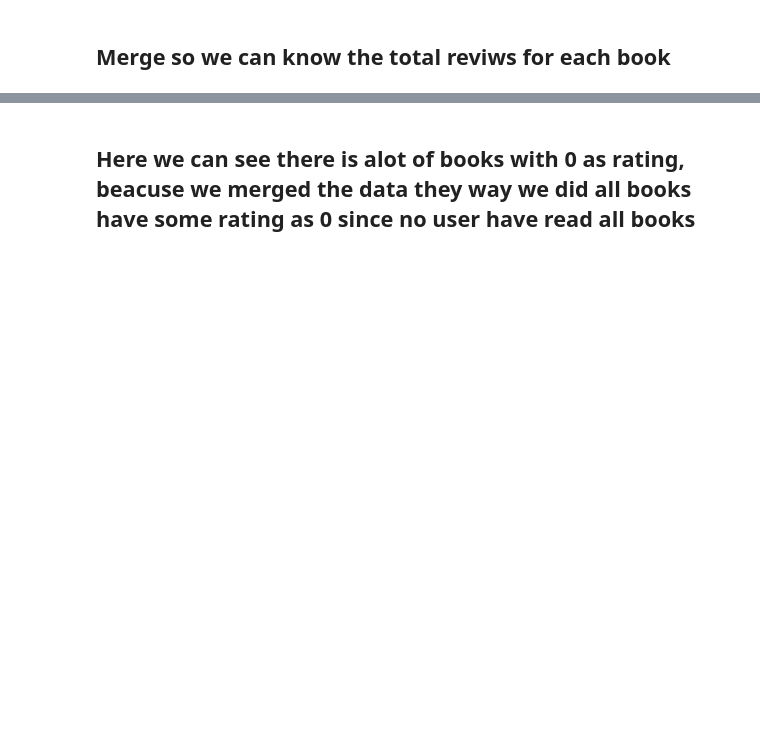
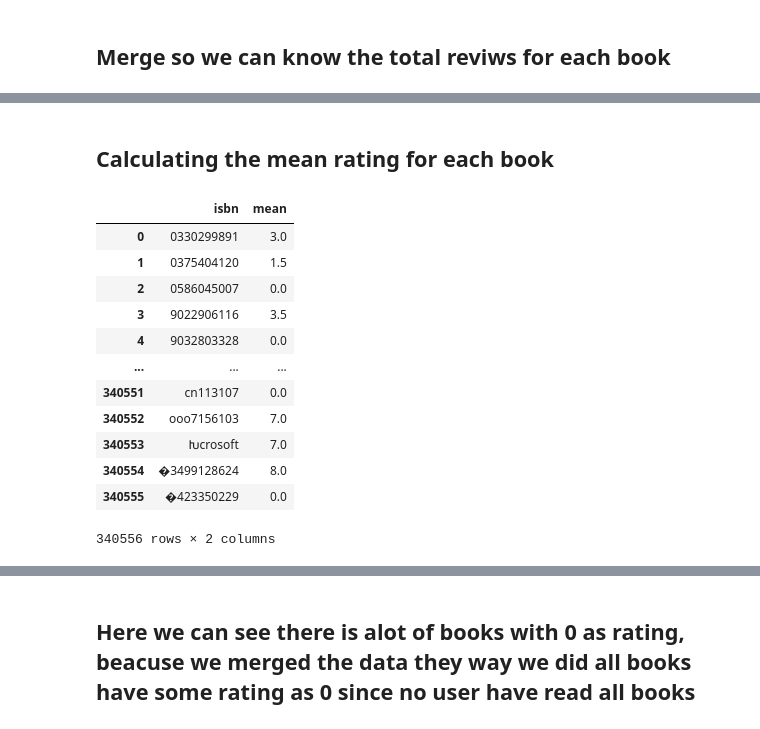
Before and after one commit to ablomstrom/final-project, a Jupyter notebook: main.ipynb, the cells around one changed output, grey strips where cells are left out. Cells and saved outputs as stored; diff of their text form; code cells hidden in the pictures; blank space fills up the shorter version.

```diff
--- a/main.ipynb
+++ b/main.ipynb
@@ -137,3 +137,23 @@ books_data_df.head(10)
 | 7 | 0671870432 | PLEADING GUILTY | Scott Turow | 1993 | Audioworks | http://images.amazon.com/images/P... | http://images.amazon.com/images/P... | http://images.amazon.com/images/P... | 3 |
 | 8 | 0679425608 | Under the Black Flag: The Romance... | David Cordingly | 1996 | Random House | http://images.amazon.com/images/P... | http://images.amazon.com/images/P... | http://images.amazon.com/images/P... | 1 |
 | 9 | 074322678X | Where You'll Find Me: And Other S... | Ann Beattie | 2002 | Scribner | http://images.amazon.com/images/P... | http://images.amazon.com/images/P... | http://images.amazon.com/images/P... | 1 |
+# %% [markdown]
+## Calculating the mean rating for each book
+# %%
+mean_df = book_ratings_data_df.groupby(['isbn'])['bookRating'].mean().reset_index()
+mean_df.columns = ["isbn", "mean"]
+mean_df
+# %% [output]
+|  | isbn | mean |
+| 0 | 0330299891 | 3.0 |
+| 1 | 0375404120 | 1.5 |
+| 2 | 0586045007 | 0.0 |
+| 3 | 9022906116 | 3.5 |
+| 4 | 9032803328 | 0.0 |
+| ... | ... | ... |
+| 340551 | cn113107 | 0.0 |
+| 340552 | ooo7156103 | 7.0 |
+| 340553 | Խcrosoft | 7.0 |
+| 340554 | �3499128624 | 8.0 |
+| 340555 | �423350229 | 0.0 |
+340556 rows × 2 columns
```
Also changed, not shown: parts of 12 cells of this notebook.
